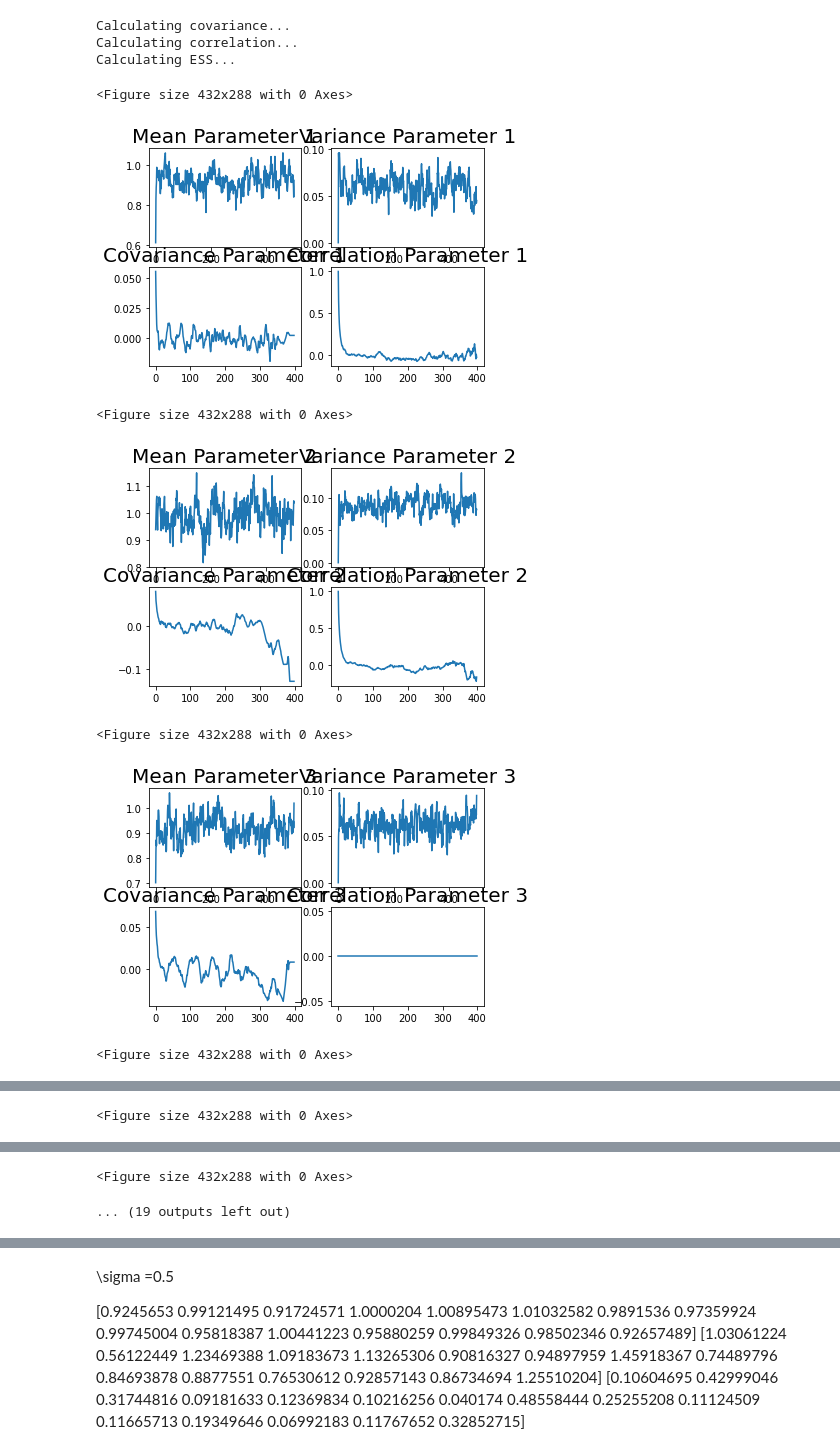
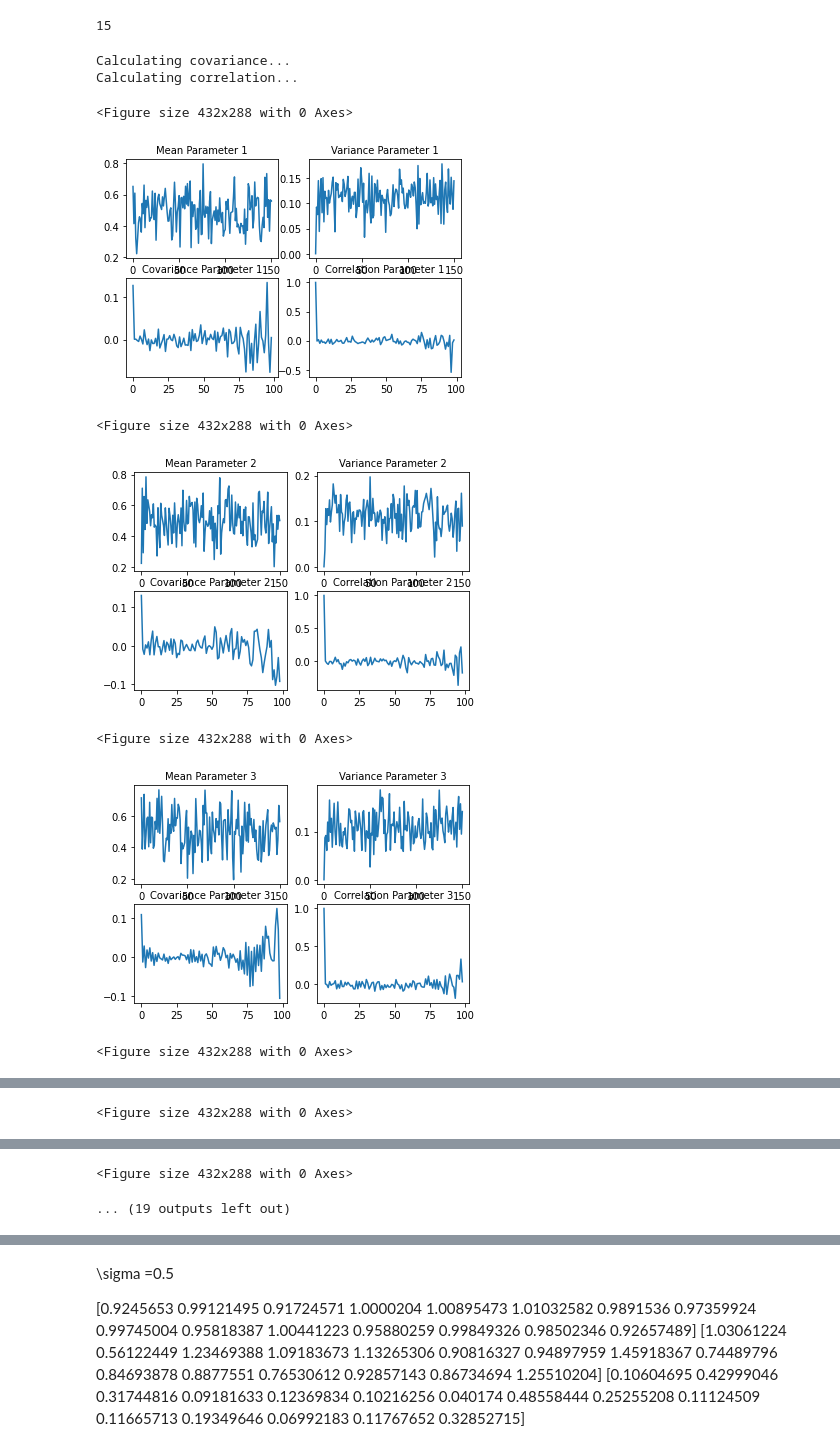
Before and after one commit to Jackmos/Multi-Fidelity-MCMC-methods, a Jupyter notebook: PACS_project2/Diffusion/3_step_NN/MCMC_homemade.ipynb, the cells around one changed output, grey strips where cells are left out. Saved outputs shown, nothing was run; the diff lists cells and outputs as text; code cells hidden in the pictures.

```diff
--- a/PACS_project2/Diffusion/3_step_NN/MCMC_homemade.ipynb
+++ b/PACS_project2/Diffusion/3_step_NN/MCMC_homemade.ipynb
@@ -124,12 +139,14 @@ def effective_sample_size(autocov): # effective sample size of a Markov chain, c
 # cell 1
 file_path_HF = "../DATA/reaction_diffusion_HF.mat"
 (reaction_HF_test, U_HF_test) = import_data(file_path_HF)
+mask= np.where(reaction_HF_test<0.9)[0]
 U_HF_test = U_HF_test[:, -1, 44,44]
 # ADD NOISE
-noise_stddev = np.mean(U_HF_test) * 0.01       # value?
-noise = np.random.normal(0, noise_stddev, len(U_HF_test))
-U_HF_test_selection = U_HF_test + noise
-
+#noise_stddev = np.mean(U_HF_test)       # value?
+#noise = np.random.normal(0, noise_stddev, len(U_HF_test))
+#U_HF_test_selection = U_HF_test + noise
+U_HF_test_selection=U_HF_test[mask]
+reaction_HF_test=reaction_HF_test[mask][0:n_HF]
 
 permutation = np.random.permutation(len(U_HF_test_selection))
 n_HF = 15
@@ -264,10 +287,9 @@ plt.show()
+# %%
+print(cov.shape[2])
+# %% [output]
+15
 # %%
-exp_q = np.mean(big_q, axis=0)
-var_q = np.var(big_q, axis=0)
-
-
-## Calculate autocorrelation of both chains q(:, 0) and q(:, 1)
-B = 100
+B = 50
 idx = B+np.asarray(range(N-B))
 
 tail_qx = big_q[:, idx, 0]
@@ -275,6 +297,9 @@ tail_qy = big_q[:, idx, 1]
 tail_q = big_q[:, idx, :]
 tail_qx_ham = big_q_ham[:, idx, 0]
 tail_qy_ham = big_q_ham[:, idx, 1]
+
+
+
 
 print("Calculating covariance...")
 cov = np.zeros([n, len(idx)-1, tail_q.shape[2]])
@@ -285,12 +310,12 @@ corr = np.mean(autocorrelation(cov), axis=0)
 
 
 ## Calculate effective sample size
-print("Calculating ESS...")
-ESS = effective_sample_size(cov)
-ESS = np.sort(ESS, axis=0)
-id_min_ESS = int(np.floor(n/40))
-id_ESS = id_min_ESS+np.asarray(range(n-2*id_min_ESS))
-ESS_reduced = ESS[id_ESS, :]
+#print("Calculating ESS...")
+#ESS = effective_sample_size(cov)
+#ESS = np.sort(ESS, axis=0)
+#id_min_ESS = int(np.floor(n/40))
+#id_ESS = id_min_ESS+np.asarray(range(n-2*id_min_ESS))
+#ESS_reduced = ESS[id_ESS, :]
 
 
 avx = np.reshape(tail_qx, -1)
@@ -300,41 +325,40 @@ avy_ham = np.reshape(tail_qy_ham, -1)
 
 # ancora regolato su caso bidimensionale
 
 for i in range(U_HF_test_selection.shape[0]):
     plt.figure()  # Crea una nuova figura per ogni iterazione del ciclo
     fig, axs2 = plt.subplots(2, 2)
     axs2[0, 0].plot(exp_q[:, i])
-    axs2[0, 0].set_title(f"Mean Parameter {i+1}", fontsize=20)
+    axs2[0, 0].set_title(f"Mean Parameter {i+1}", fontsize=10)
 
     axs2[0, 1].plot(var_q[:, i])
-    axs2[0, 1].set_title(f"Variance Parameter {i+1}", fontsize=20)
+    axs2[0, 1].set_title(f"Variance Parameter {i+1}", fontsize=10)
 
     axs2[1, 0].plot(cov[-1, :, i])
-    axs2[1, 0].set_title(f"Covariance Parameter {i+1}", fontsize=20)
+    axs2[1, 0].set_title(f"Covariance Parameter {i+1}", fontsize=10)
 
     axs2[1, 1].plot(corr[:, i])
-    axs2[1, 1].set_title(f"Correlation Parameter {i+1}", fontsize=20)
+    axs2[1, 1].set_title(f"Correlation Parameter {i+1}", fontsize=10)
 
     # per effective sample size rifare funzione originaria che tiene ancora conto solo di due parametri
     #plt.figure()
     #plt.hist(ESS_reduced[:, i], 25, density=False, label=f"ESS Parameter {i+1}")
 
 
 
 
 
 
 
 
 plt.show()
 # %% [output]
 Calculating covariance...
 Calculating correlation...
-Calculating ESS...
 <Figure size 432x288 with 0 Axes>
-[figure, old version]
+[figure, new version]
 <Figure size 432x288 with 0 Axes>
-[figure, old version]
+[figure, new version]
 <Figure size 432x288 with 0 Axes>
-[figure, old version]
+[figure, new version]
 <Figure size 432x288 with 0 Axes>
```
Also changed, not shown: parts of 12 cells of this notebook, 38 other files.
